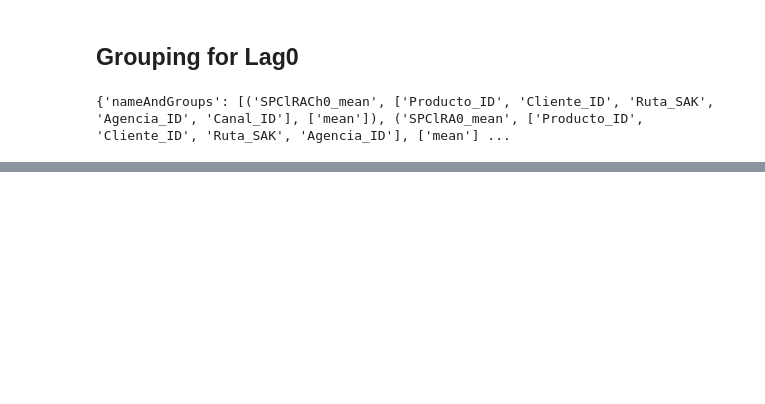
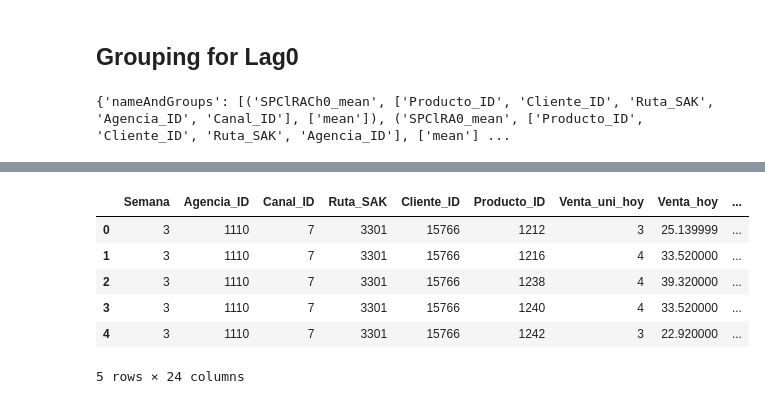
Before and after one commit to berkerkozan/KaggleBimboInventory, a Jupyter notebook: PerfTest/Headshot.ipynb, the cells around one changed output, grey strips where cells are left out. Saved outputs shown, nothing was run; the diff lists cells and outputs as text; code cells hidden in the pictures; blank space fills up the shorter version.

```diff
--- a/PerfTest/Headshot.ipynb
+++ b/PerfTest/Headshot.ipynb
@@ -384,5 +382,6 @@ gc.collect()
 ## Convert to Log..
 # %%
 FE.train.loc[:,"Demanda_uni_equil"] = np.log1p (FE.train["Demanda_uni_equil"].values)
+FE.train.loc[:,"Demanda_uni_equil_original"] =  np.round( np.expm1(FE.train["Demanda_uni_equil"]))
 gc.collect()
 # %% [output]
@@ -394,7 +393,7 @@ FE.SplitTrainToTestUsingValidationStart()
 # %% [markdown]
 ## Add DemandaNotEqualTheDifferenceOfVentaUniAndDev to model products delivered later..
 # %%
-FE.train.loc[:,"DemandaNotEqualTheDifferenceOfVentaUniAndDev"] = FE.train.Demanda_uni_equil.values < (
+FE.train.loc[:,"DemandaNotEqualTheDifferenceOfVentaUniAndDev"] = FE.train.Demanda_uni_equil_original.values < (
     FE.train.Venta_uni_hoy.values - FE.train.Dev_uni_proxima.values)
 gc.collect()
 # %% [output]
@@ -402,7 +401,7 @@ gc.collect()
 # %% [markdown]
 ## Delete Demanda = 0  and Venta = 0
 # %%
-FE.train = FE.train[(FE.train.Demanda_uni_equil.values != 0) & (FE.train.Venta_uni_hoy.values != 0)]
+FE.train = FE.train.loc[~((FE.train.Demanda_uni_equil_original == 0) & (FE.train.Venta_uni_hoy == 0))]
 gc.collect()
 # %% [output]
 33
@@ -1334,0 +1327,9 @@ print ('RMSLE Score:', rmse(FE.train.Demanda_uni_equil, FE.train.Lag3))
+# %%
+FE.train.loc[:,"weightppieces"] = (FE.train["weight"].values/FE.train["pieces"].values)
+FE.test1.loc[:,"weightppieces"] = (FE.test1["weight"].values/FE.test1["pieces"].values)
+FE.test2.loc[:,"weightppieces"] = (FE.test2["weight"].values/FE.test2["pieces"].values)
+FE.train.fillna(value=0, inplace=True)
+FE.test1.fillna(value=0, inplace=True)
+FE.test2.fillna(value=0, inplace=True)
+gc.collect()
+FE.SaveDataFrameToHdf('both')
@@ -1334,0 +1401,10 @@ print ('RMSLE Score:', rmse(FE.train.Demanda_uni_equil, FE.train.Lag3))
+# %%
+FE.train.head()
+# %% [output]
+|  | Semana | Agencia_ID | Canal_ID | Ruta_SAK | Cliente_ID | Producto_ID | Venta_uni_hoy | Venta_hoy | ... |
+| 0 | 3 | 1110 | 7 | 3301 | 15766 | 1212 | 3 | 25.139999 | ... |
+| 1 | 3 | 1110 | 7 | 3301 | 15766 | 1216 | 4 | 33.520000 | ... |
+| 2 | 3 | 1110 | 7 | 3301 | 15766 | 1238 | 4 | 39.320000 | ... |
+| 3 | 3 | 1110 | 7 | 3301 | 15766 | 1240 | 4 | 33.520000 | ... |
+| 4 | 3 | 1110 | 7 | 3301 | 15766 | 1242 | 3 | 22.920000 | ... |
+5 rows × 24 columns
```
Also changed, not shown: parts of 38 cells of this notebook, 5 other files.
